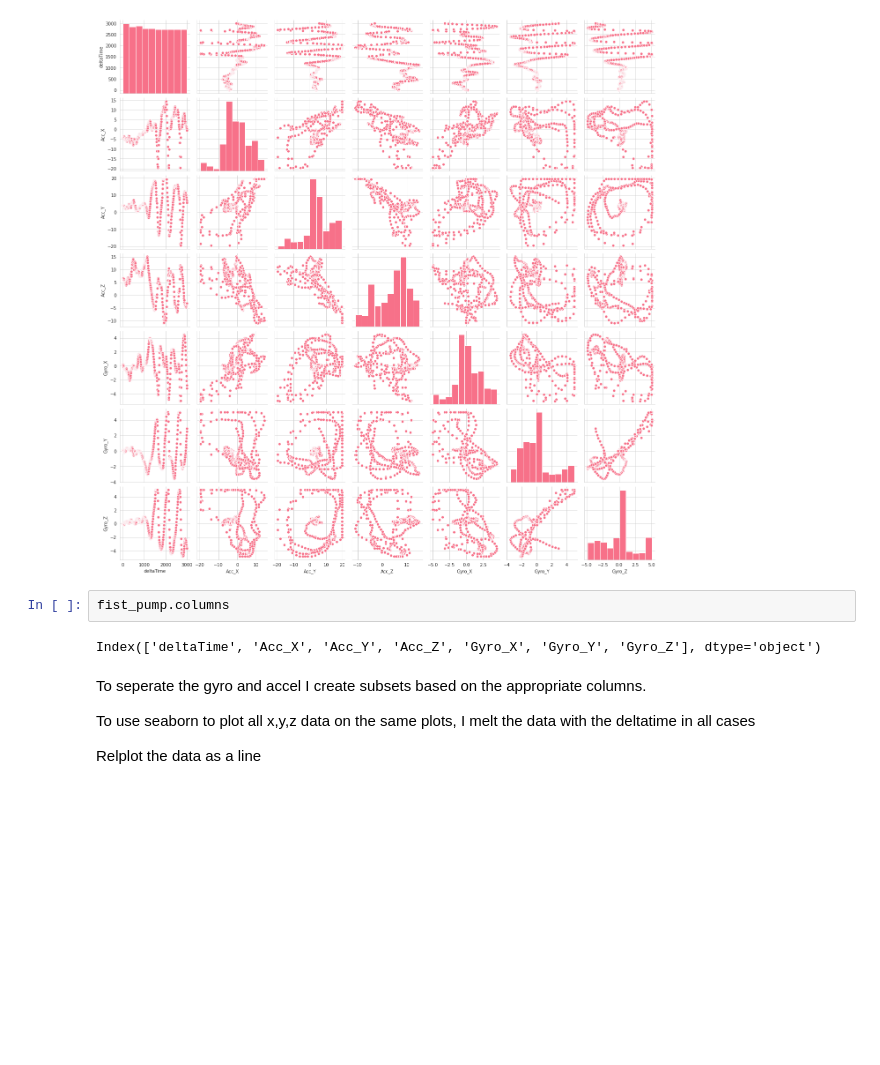
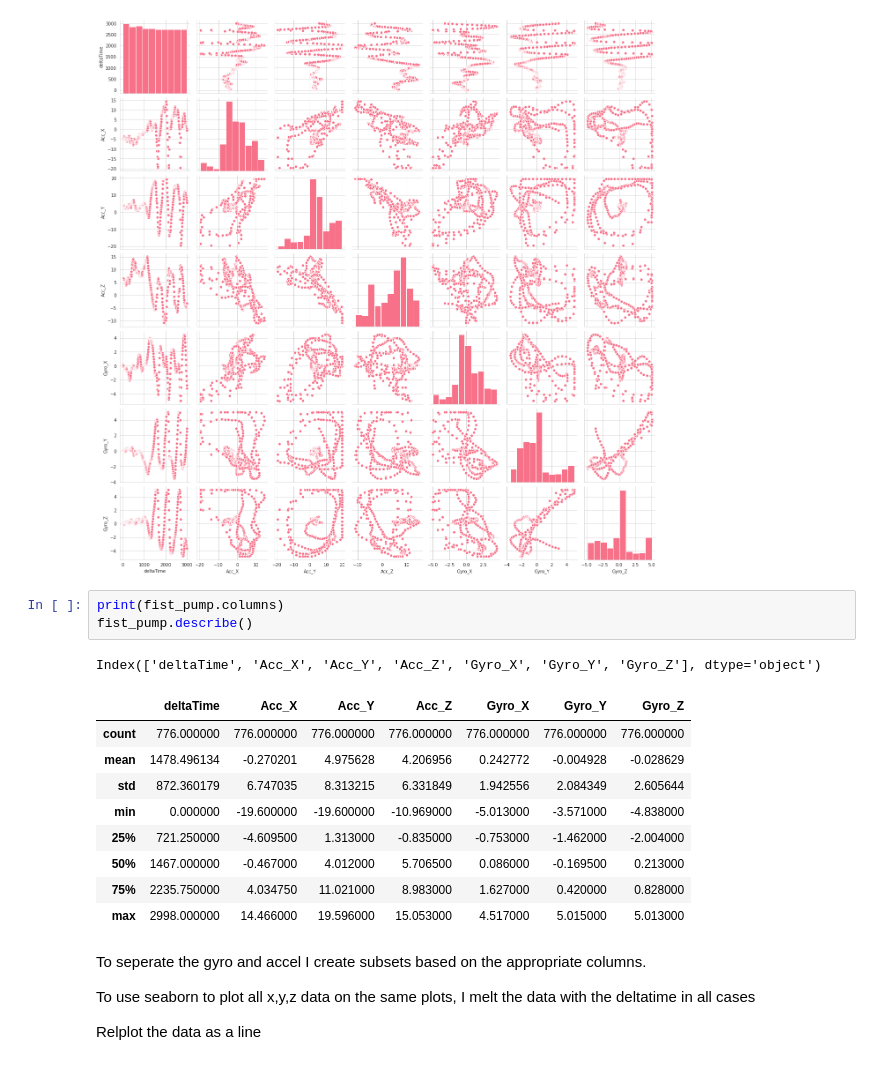
Before and after one commit to ATLTVHEAD/Atltvhead-Gesture-Recognition-Bracer, a Jupyter notebook: Jypter_Scripts/Data_Exploration.ipynb, the cells around one changed output. Cells and saved outputs as stored; diff of their text form; blank space fills up the shorter version.

```diff
--- a/Jypter_Scripts/Data_Exploration.ipynb
+++ b/Jypter_Scripts/Data_Exploration.ipynb
@@ -24,10 +24,20 @@ fist_pump_pairplot = sb.pairplot(fist_pump)
 # %% [output]
 Number of samples: 776
 [figure]
-# %%
-fist_pump.columns
-# %% [output]
-Index(['deltaTime', 'Acc_X', 'Acc_Y', 'Acc_Z', 'Gyro_X', 'Gyro_Y', 'Gyro_Z'], dtype='object')
+# %%
+print(fist_pump.columns)
+fist_pump.describe()
+# %% [output]
+Index(['deltaTime', 'Acc_X', 'Acc_Y', 'Acc_Z', 'Gyro_X', 'Gyro_Y', 'Gyro_Z'], dtype='object')
+|  | deltaTime | Acc_X | Acc_Y | Acc_Z | Gyro_X | Gyro_Y | Gyro_Z |
+| count | 776.000000 | 776.000000 | 776.000000 | 776.000000 | 776.000000 | 776.000000 | 776.000000 |
+| mean | 1478.496134 | -0.270201 | 4.975628 | 4.206956 | 0.242772 | -0.004928 | -0.028629 |
+| std | 872.360179 | 6.747035 | 8.313215 | 6.331849 | 1.942556 | 2.084349 | 2.605644 |
+| min | 0.000000 | -19.600000 | -19.600000 | -10.969000 | -5.013000 | -3.571000 | -4.838000 |
+| 25% | 721.250000 | -4.609500 | 1.313000 | -0.835000 | -0.753000 | -1.462000 | -2.004000 |
+| 50% | 1467.000000 | -0.467000 | 4.012000 | 5.706500 | 0.086000 | -0.169500 | 0.213000 |
+| 75% | 2235.750000 | 4.034750 | 11.021000 | 8.983000 | 1.627000 | 0.420000 | 0.828000 |
+| max | 2998.000000 | 14.466000 | 19.596000 | 15.053000 | 4.517000 | 5.015000 | 5.013000 |
 # %% [markdown]
 To seperate the gyro and accel I create subsets based on the appropriate columns.
 
```
Also changed, not shown: parts of 6 cells of this notebook.
